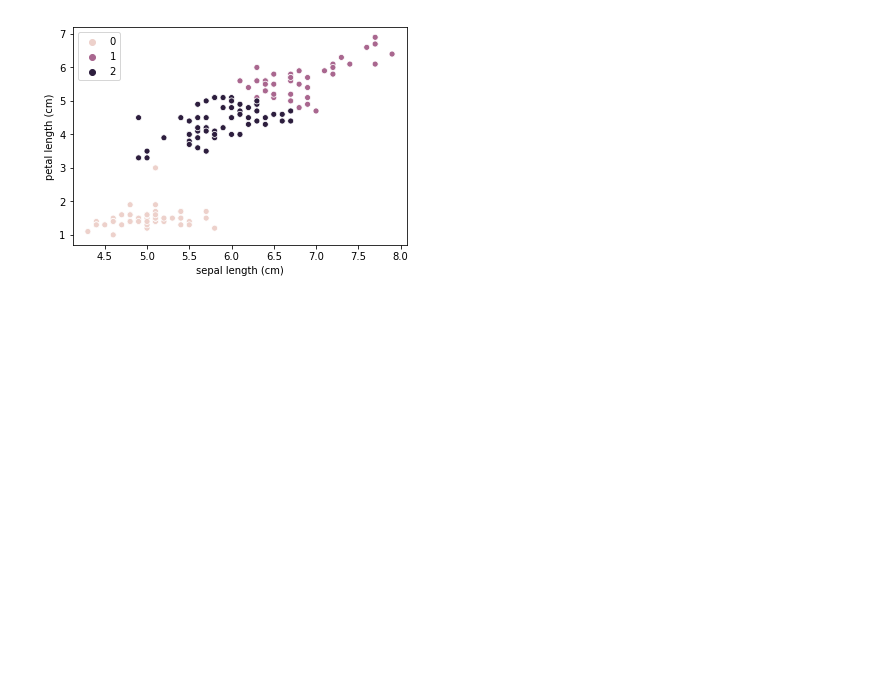
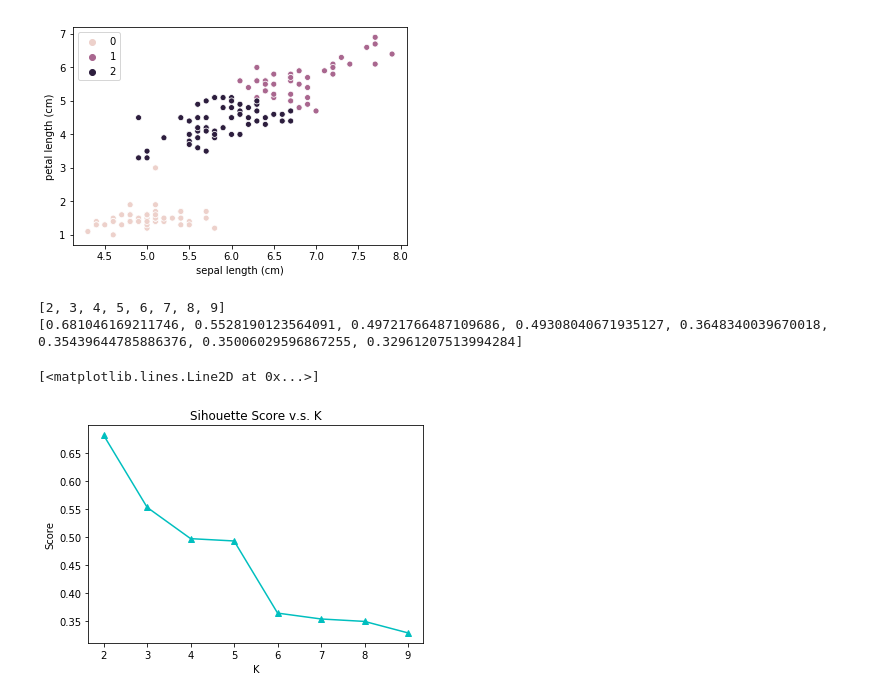
Before and after one commit to grand-coder/MLDB101, a Jupyter notebook: cluster.ipynb, the cells around one changed output. Saved outputs shown, nothing was run; the diff lists cells and outputs as text; code cells hidden in the pictures; blank space fills up the shorter version.

```diff
--- a/cluster.ipynb
+++ b/cluster.ipynb
@@ -80,3 +80,27 @@ sns.scatterplot(df["sepal length (cm)"],
 # %% [output]
 <matplotlib.axes._subplots.AxesSubplot at 0x...>
 [figure]
+# %%
+# https://matplotlib.org/3.1.0/api/_as_gen/matplotlib.pyplot.plot.html
+import matplotlib.pyplot as plt
+%matplotlib inline
+from sklearn.metrics import silhouette_score
+xs = []
+ys = []
+for k in range(2, 10):
+    cluster = KMeans(n_clusters=k)
+    cluster.fit(iris["data"])
+    s = silhouette_score(iris["data"], cluster.labels_)
+    xs.append(k)
+    ys.append(s)
+print(xs)
+print(ys)
+plt.xlabel("K")
+plt.ylabel("Score")
+plt.title("Sihouette Score v.s. K")
+plt.plot(xs, ys, "^-c")
+# %% [output]
+[2, 3, 4, 5, 6, 7, 8, 9]
+[0.681046169211746, 0.5528190123564091, 0.49721766487109686, 0.49308040671935127, 0.3648340039670018, 0.35439644785886376, 0.35006029596867255, 0.32961207513994284]
+[<matplotlib.lines.Line2D at 0x...>]
+[figure, added]
```
